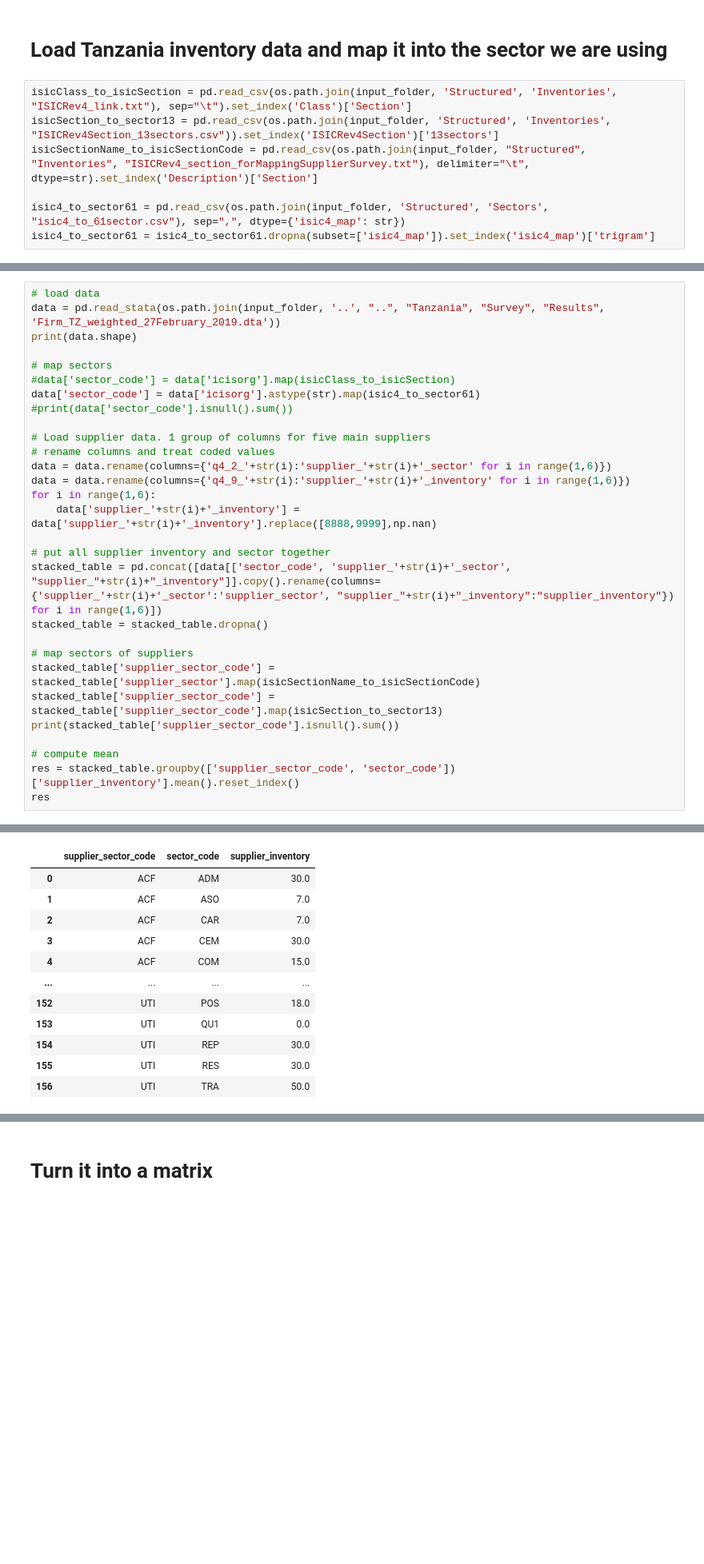
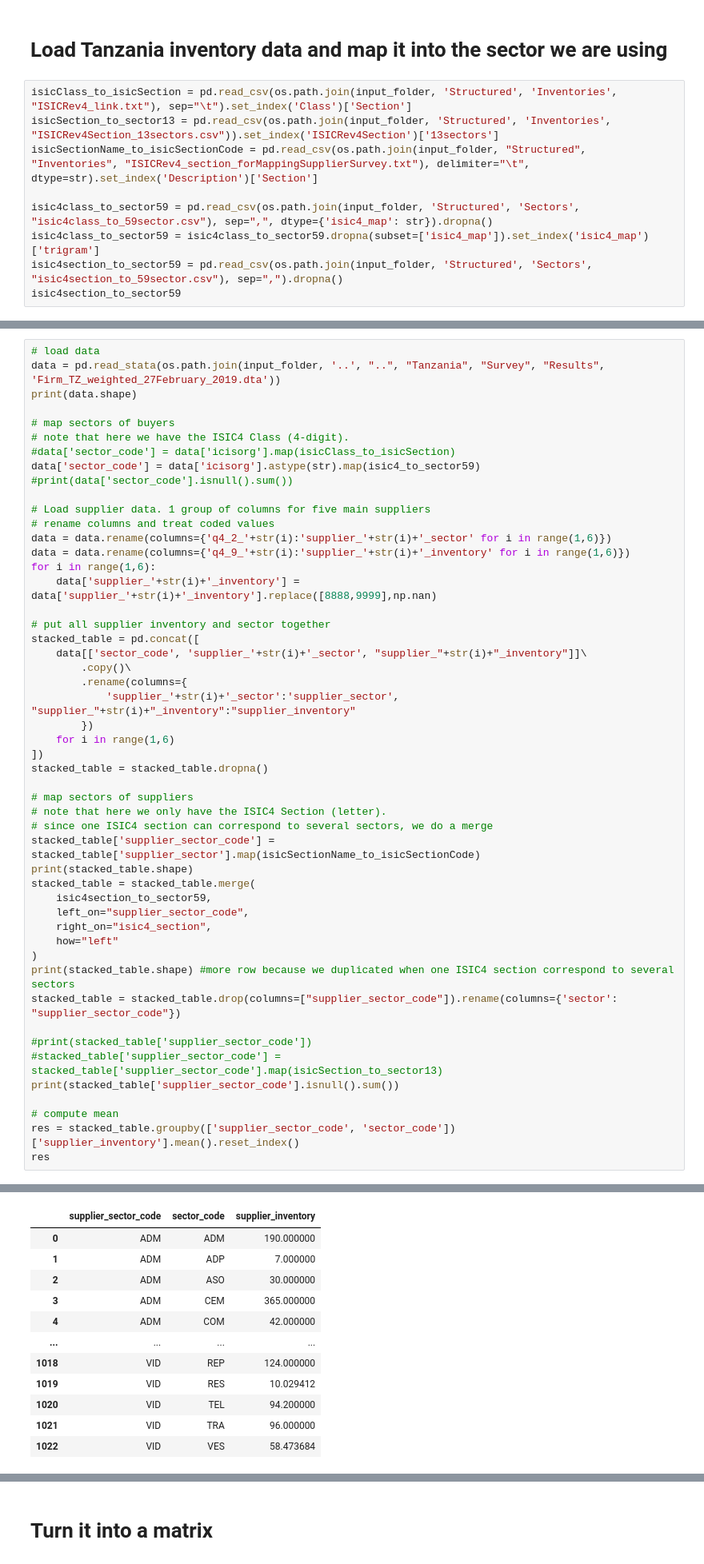
Before and after one commit to ccolon/disrupt-sc, a Jupyter notebook: dataprep/Inventories.ipynb, the cells around one changed output, grey strips where cells are left out. Shown at 80% size. Cells and saved outputs as stored; diff of their text form; blank space fills up the shorter version.

Commit message:
updated data, added new cutoff type

```diff
--- a/dataprep/Inventories.ipynb
+++ b/dataprep/Inventories.ipynb
@@ -12,5 +12,7 @@ isicClass_to_isicSection = pd.read_csv(os.path.join(input_folder, 'Structured',
 isicSection_to_sector13 = pd.read_csv(os.path.join(input_folder, 'Structured', 'Inventories', "ISICRev4Section_13sectors.csv")).set_index('ISICRev4Section')['13sectors']
 isicSectionName_to_isicSectionCode = pd.read_csv(os.path.join(input_folder, "Structured", "Inventories", "ISICRev4_section_forMappingSupplierSurvey.txt"), delimiter="\t", dtype=str).set_index('Description')['Section']
 
-isic4_to_sector61 = pd.read_csv(os.path.join(input_folder, 'Structured', 'Sectors', "isic4_to_61sector.csv"), sep=",", dtype={'isic4_map': str})
-isic4_to_sector61 = isic4_to_sector61.dropna(subset=['isic4_map']).set_index('isic4_map')['trigram']
+isic4class_to_sector59 = pd.read_csv(os.path.join(input_folder, 'Structured', 'Sectors', "isic4class_to_59sector.csv"), sep=",", dtype={'isic4_map': str}).dropna()
+isic4class_to_sector59 = isic4class_to_sector59.dropna(subset=['isic4_map']).set_index('isic4_map')['trigram']
+isic4section_to_sector59 = pd.read_csv(os.path.join(input_folder, 'Structured', 'Sectors', "isic4section_to_59sector.csv"), sep=",").dropna()
+isic4section_to_sector59
@@ -19,9 +51,10 @@ isic4_to_sector61 = isic4_to_sector61.dropna(subset=['isic4_map']).set_index('is
 data = pd.read_stata(os.path.join(input_folder, '..', "..", "Tanzania", "Survey", "Results", 'Firm_TZ_weighted_27February_2019.dta'))
 print(data.shape)
 
-# map sectors
+# map sectors of buyers
+# note that here we have the ISIC4 Class (4-digit).
 #data['sector_code'] = data['icisorg'].map(isicClass_to_isicSection)
-data['sector_code'] = data['icisorg'].astype(str).map(isic4_to_sector61)
+data['sector_code'] = data['icisorg'].astype(str).map(isic4_to_sector59)
 #print(data['sector_code'].isnull().sum())
 
 # Load supplier data. 1 group of columns for five main suppliers
@@ -32,12 +65,32 @@ for i in range(1,6):
     data['supplier_'+str(i)+'_inventory'] = data['supplier_'+str(i)+'_inventory'].replace([8888,9999],np.nan)
 
 # put all supplier inventory and sector together
-stacked_table = pd.concat([data[['sector_code', 'supplier_'+str(i)+'_sector', "supplier_"+str(i)+"_inventory"]].copy().rename(columns={'supplier_'+str(i)+'_sector':'supplier_sector', "supplier_"+str(i)+"_inventory":"supplier_inventory"}) for i in range(1,6)])
+stacked_table = pd.concat([
+    data[['sector_code', 'supplier_'+str(i)+'_sector', "supplier_"+str(i)+"_inventory"]]\
+        .copy()\
+        .rename(columns={
+            'supplier_'+str(i)+'_sector':'supplier_sector', "supplier_"+str(i)+"_inventory":"supplier_inventory"
+        })
+    for i in range(1,6)
+])
 stacked_table = stacked_table.dropna()
 
 # map sectors of suppliers
+# note that here we only have the ISIC4 Section (letter).
+# since one ISIC4 section can correspond to several sectors, we do a merge
 stacked_table['supplier_sector_code'] = stacked_table['supplier_sector'].map(isicSectionName_to_isicSectionCode)
-stacked_table['supplier_sector_code'] = stacked_table['supplier_sector_code'].map(isicSection_to_sector13)
+print(stacked_table.shape)
+stacked_table = stacked_table.merge(
+    isic4section_to_sector59,
+    left_on="supplier_sector_code",
+    right_on="isic4_section",
+    how="left"
+)
+print(stacked_table.shape) #more row because we duplicated when one ISIC4 section correspond to several sectors
+stacked_table = stacked_table.drop(columns=["supplier_sector_code"]).rename(columns={'sector': "supplier_sector_code"})
+
+#print(stacked_table['supplier_sector_code'])
+#stacked_table['supplier_sector_code'] = stacked_table['supplier_sector_code'].map(isicSection_to_sector13)
 print(stacked_table['supplier_sector_code'].isnull().sum())
 
 # compute mean
@@ -48,13 +103,13 @@ res
 0
 |  | supplier_sector_code | sector_code | supplier_inventory |
-| 0 | ACF | ADM | 30.0 |
-| 1 | ACF | ASO | 7.0 |
-| 2 | ACF | CAR | 7.0 |
-| 3 | ACF | CEM | 30.0 |
-| 4 | ACF | COM | 15.0 |
+| 0 | ADM | ADM | 190.000000 |
+| 1 | ADM | ADP | 7.000000 |
+| 2 | ADM | ASO | 30.000000 |
+| 3 | ADM | CEM | 365.000000 |
+| 4 | ADM | COM | 42.000000 |
 | ... | ... | ... | ... |
-| 152 | UTI | POS | 18.0 |
-| 153 | UTI | QU1 | 0.0 |
-| 154 | UTI | REP | 30.0 |
-| 155 | UTI | RES | 30.0 |
-| 156 | UTI | TRA | 50.0 |
+| 1018 | VID | REP | 124.000000 |
+| 1019 | VID | RES | 10.029412 |
+| 1020 | VID | TEL | 94.200000 |
+| 1021 | VID | TRA | 96.000000 |
+| 1022 | VID | VES | 58.473684 |
```
Also changed, not shown: parts of 8 cells of this notebook, 11 other files.
